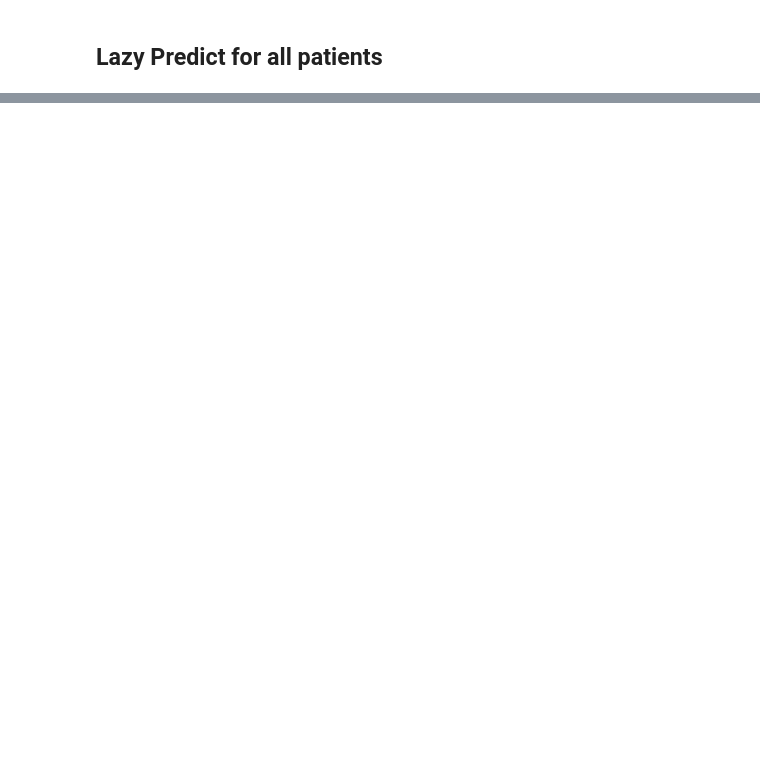
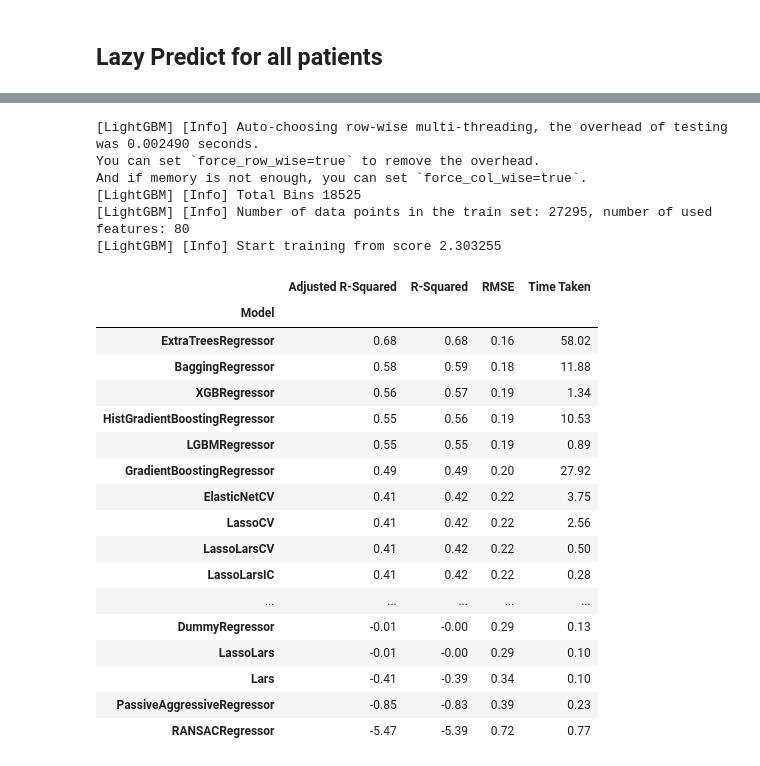
Before and after one commit to masaver/brist1d, a Jupyter notebook: notebooks/ralf/modelling/3.16-one-model-for-each-patient-bg-insulin-cals-2h-5m/02-lazy-predict.ipynb, the cells around one changed output, grey strips where cells are left out. Saved outputs shown, nothing was run; the diff lists cells and outputs as text; code cells hidden in the pictures; blank space fills up the shorter version.

```diff
--- a/notebooks/ralf/modelling/3.16-one-model-for-each-patient-bg-insulin-cals-2h-5m/02-lazy-predict.ipynb
+++ b/notebooks/ralf/modelling/3.16-one-model-for-each-patient-bg-insulin-cals-2h-5m/02-lazy-predict.ipynb
@@ -55,0 +84,27 @@ for patient_id in patient_ids:
+# %%
+lazy_predict('p02', all_train_data)
+# %% [output]
+[LightGBM] [Info] Auto-choosing row-wise multi-threading, the overhead of testing was 0.002490 seconds.
+You can set `force_row_wise=true` to remove the overhead.
+And if memory is not enough, you can set `force_col_wise=true`.
+[LightGBM] [Info] Total Bins 18525
+[LightGBM] [Info] Number of data points in the train set: 27295, number of used features: 80
+[LightGBM] [Info] Start training from score 2.303255
+|  | Adjusted R-Squared | R-Squared | RMSE | Time Taken |
+| Model |  |  |  |  |
+| ExtraTreesRegressor | 0.68 | 0.68 | 0.16 | 58.02 |
+| BaggingRegressor | 0.58 | 0.59 | 0.18 | 11.88 |
+| XGBRegressor | 0.56 | 0.57 | 0.19 | 1.34 |
+| HistGradientBoostingRegressor | 0.55 | 0.56 | 0.19 | 10.53 |
+| LGBMRegressor | 0.55 | 0.55 | 0.19 | 0.89 |
+| GradientBoostingRegressor | 0.49 | 0.49 | 0.20 | 27.92 |
+| ElasticNetCV | 0.41 | 0.42 | 0.22 | 3.75 |
+| LassoCV | 0.41 | 0.42 | 0.22 | 2.56 |
+| LassoLarsCV | 0.41 | 0.42 | 0.22 | 0.50 |
+| LassoLarsIC | 0.41 | 0.42 | 0.22 | 0.28 |
+| ... | ... | ... | ... | ... |
+| DummyRegressor | -0.01 | -0.00 | 0.29 | 0.13 |
+| LassoLars | -0.01 | -0.00 | 0.29 | 0.10 |
+| Lars | -0.41 | -0.39 | 0.34 | 0.10 |
+| PassiveAggressiveRegressor | -0.85 | -0.83 | 0.39 | 0.23 |
+| RANSACRegressor | -5.47 | -5.39 | 0.72 | 0.77 |
```
Also changed, not shown: parts of 19 cells of this notebook, 7 other files.
